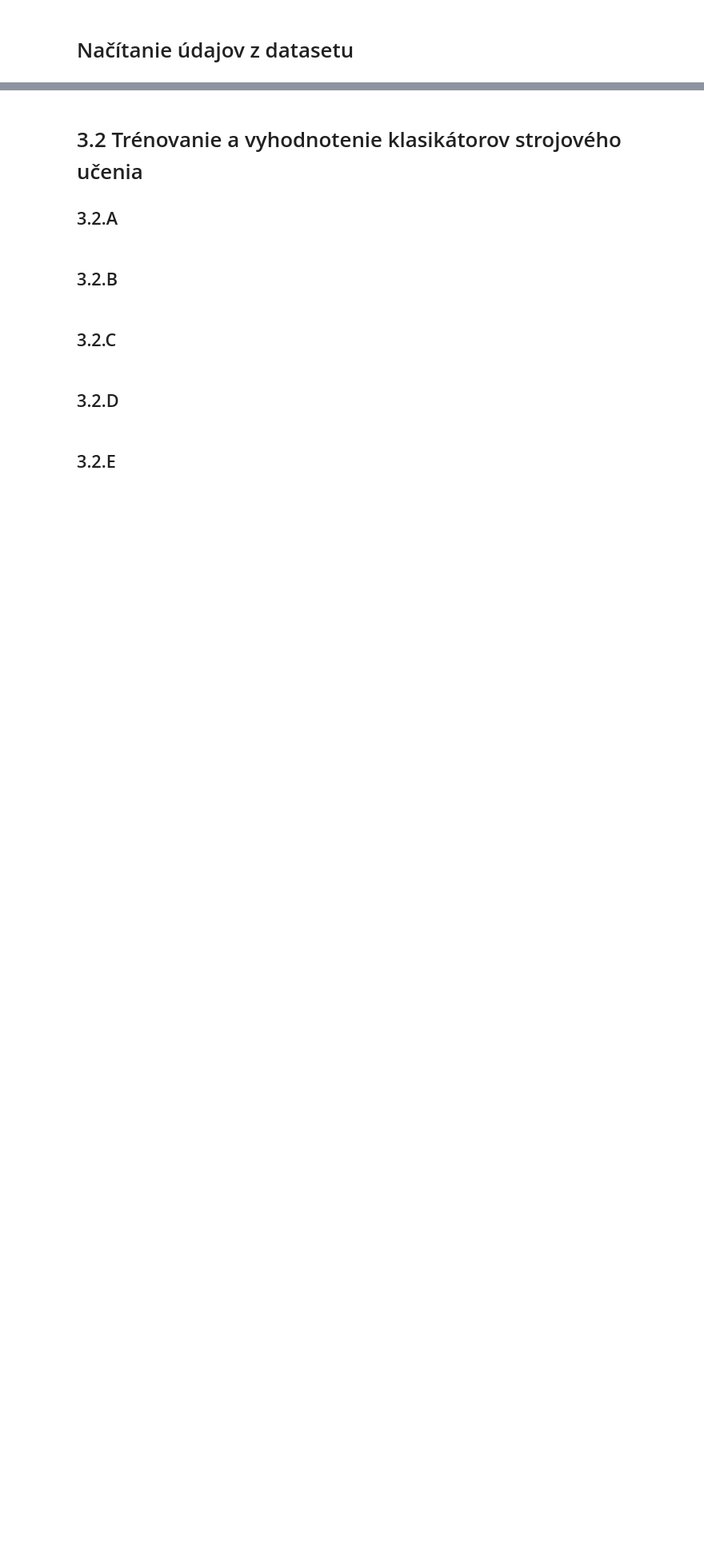
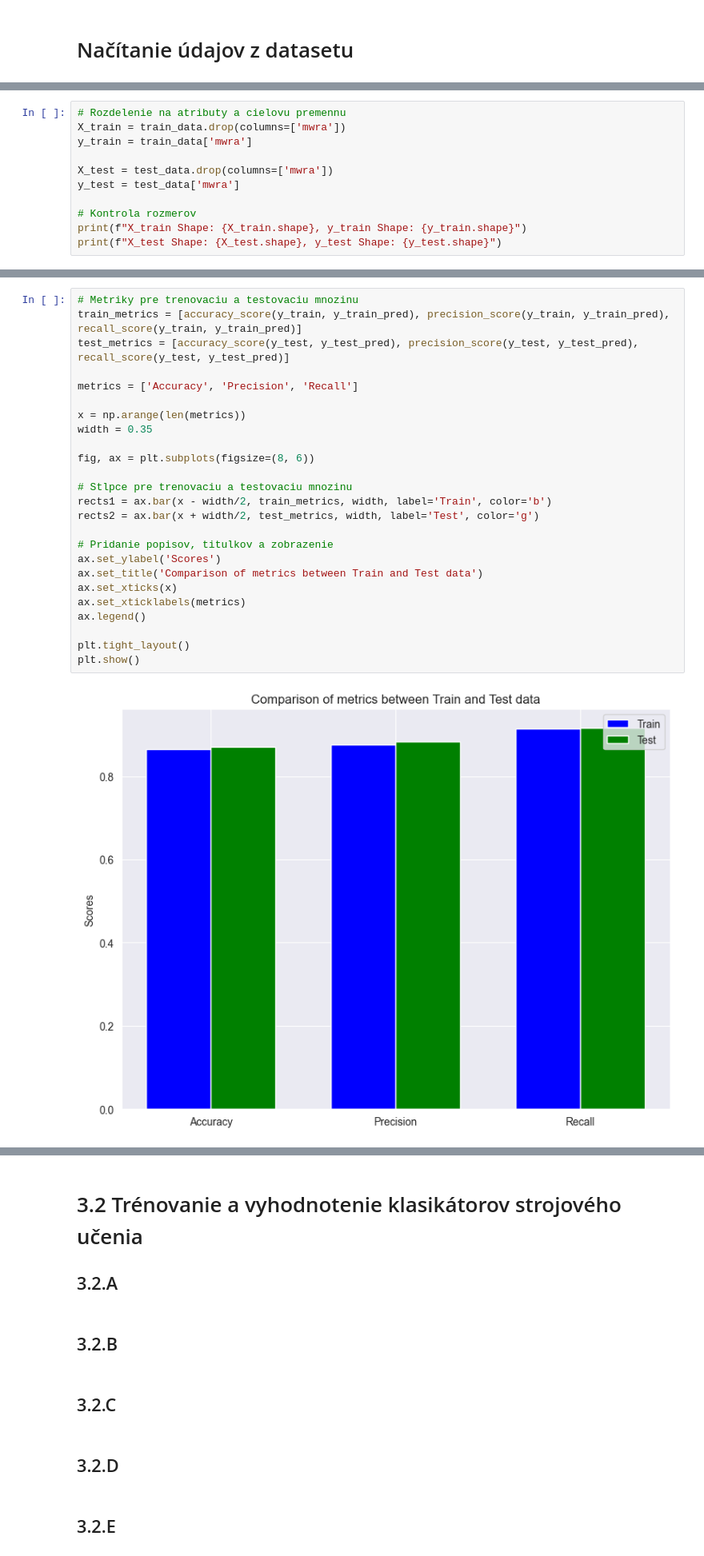
Before and after one commit to RikoAppDev/iau-course-assignments, a Jupyter notebook: zadanie-faza3.ipynb, the cells around one changed output, grey strips where cells are left out. Shown at 80% size. Drawn from its saved outputs; the diff is of its cells as text; blank space fills up the shorter version.

```diff
--- a/zadanie-faza3.ipynb
+++ b/zadanie-faza3.ipynb
@@ -6,0 +152,11 @@
+# %%
+# Rozdelenie na atributy a cielovu premennu
+X_train = train_data.drop(columns=['mwra'])
+y_train = train_data['mwra']
+
+X_test = test_data.drop(columns=['mwra'])
+y_test = test_data['mwra']
+
+# Kontrola rozmerov
+print(f"X_train Shape: {X_train.shape}, y_train Shape: {y_train.shape}")
+print(f"X_test Shape: {X_test.shape}, y_test Shape: {y_test.shape}")
@@ -14,0 +379,27 @@
+# %%
+# Metriky pre trenovaciu a testovaciu mnozinu
+train_metrics = [accuracy_score(y_train, y_train_pred), precision_score(y_train, y_train_pred), recall_score(y_train, y_train_pred)]
+test_metrics = [accuracy_score(y_test, y_test_pred), precision_score(y_test, y_test_pred), recall_score(y_test, y_test_pred)]
+
+metrics = ['Accuracy', 'Precision', 'Recall']
+
+x = np.arange(len(metrics))
+width = 0.35
+
+fig, ax = plt.subplots(figsize=(8, 6))
+
+# Stlpce pre trenovaciu a testovaciu mnozinu
+rects1 = ax.bar(x - width/2, train_metrics, width, label='Train', color='b')
+rects2 = ax.bar(x + width/2, test_metrics, width, label='Test', color='g')
+
+# Pridanie popisov, titulkov a zobrazenie
+ax.set_ylabel('Scores')
+ax.set_title('Comparison of metrics between Train and Test data')
+ax.set_xticks(x)
+ax.set_xticklabels(metrics)
+ax.legend()
+
+plt.tight_layout()
+plt.show()
+# %% [output]
+[figure, added]
```
Also changed, not shown: parts of 15 cells of this notebook, 2 other files.
